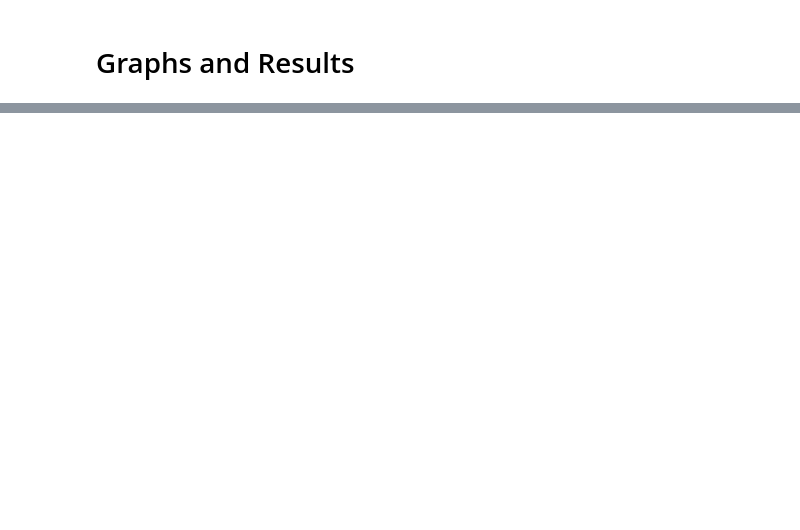
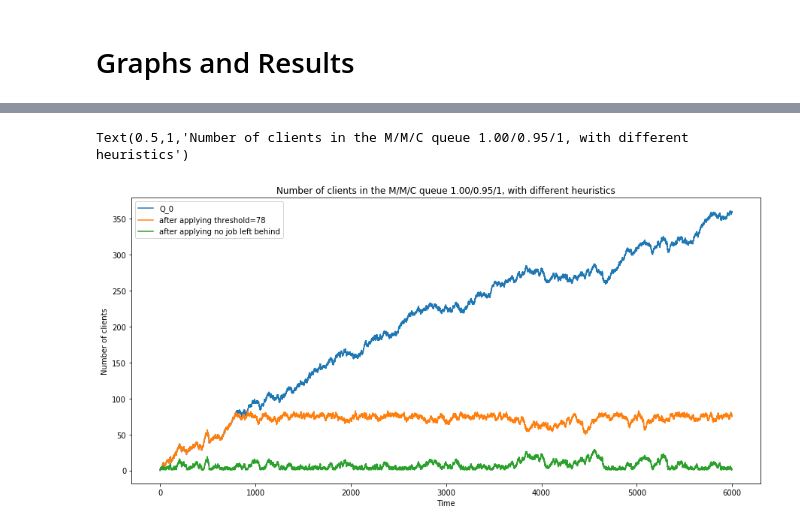
Before and after one commit to guanzgrace/cbs-patient-surge-models, a Jupyter notebook: MM1_ReproduceSpencerWithFixedArrivalArray_0624_ModifyTandN.ipynb, the cells around one changed output, grey strips where cells are left out. Saved outputs shown, nothing was run; the diff lists cells and outputs as text; code cells hidden in the pictures; blank space fills up the shorter version.

```diff
--- a/MM1_ReproduceSpencerWithFixedArrivalArray_0624_ModifyTandN.ipynb
+++ b/MM1_ReproduceSpencerWithFixedArrivalArray_0624_ModifyTandN.ipynb
@@ -255,11 +232,11 @@ def MM1WithOneThreshold(arrivals, surge_threshold, c, Tmax):
             if len(servers) < c:
                 if N[-1] >= surge_threshold:
                     servers.append(wcustomer_with_parameters(arrival, T[-1], True))
-                    if T[-1] > 1000:
+                    if T[-1] > 0:
                         use_surge_num += 1
                 else:
                     servers.append(wcustomer_with_parameters(arrival, T[-1], False))
-                if T[-1] > 1000:
+                if T[-1] > 0:
                     use_surge_denom += 1
             else:
                 queue.append(arrival)
@@ -275,11 +252,11 @@ def MM1WithOneThreshold(arrivals, surge_threshold, c, Tmax):
                 next_to_enter = queue.pop(0)
                 if N[-1] >= surge_threshold:
                     servers.append(wcustomer_with_parameters(next_to_enter, T[-1], True))
-                    if T[-1] > 1000:
+                    if T[-1] > 0:
                         use_surge_num += 1
                 else:
                     servers.append(wcustomer_with_parameters(next_to_enter, T[-1], False))
-                if T[-1] > 1000:
+                if T[-1] > 0:
                     use_surge_denom += 1
 
         if arrival_index < len(arrivals):
@@ -505,13 +476,17 @@ ZeroDivisionError: division by zero
 # %%
 figure(figsize=(15,7))
 plot(T1[start_index1:end_index1], N1[start_index1:end_index1], label="Q_0")
-plot(T2[start_index2:end_index2], N2[start_index2:end_index2], label="after applying threshold=80")
-plot(T3[start_index3:end_index3], N3[start_index3:end_index3], label="after applying no job left behind")
+plot(T2[start_index2:end_index2], N2[start_index2:end_index2], label="after applying threshold=78")
+#plot(T3[start_index3:end_index3], N3[start_index3:end_index3], label="after applying no job left behind")
+plot(T4[start_index1:end_index1], N4[start_index1:end_index1], label="after applying no job left behind")
 xlabel('Time')
 ylabel('Number of clients')
 legend()
 title('Number of clients in the M/M/C queue %.2f/%.2f/%d, with different heuristics'
       % (lambd, mu1, c))
+# %% [output]
+Text(0.5,1,'Number of clients in the M/M/C queue 1.00/0.95/1, with different heuristics')
+[figure, added]
 # %%
 '''##### SURGE count and proportion #####
             if T[-1] >= 1000 and T[-1] <= 9000:
```
Also changed, not shown: parts of 17 cells of this notebook.
